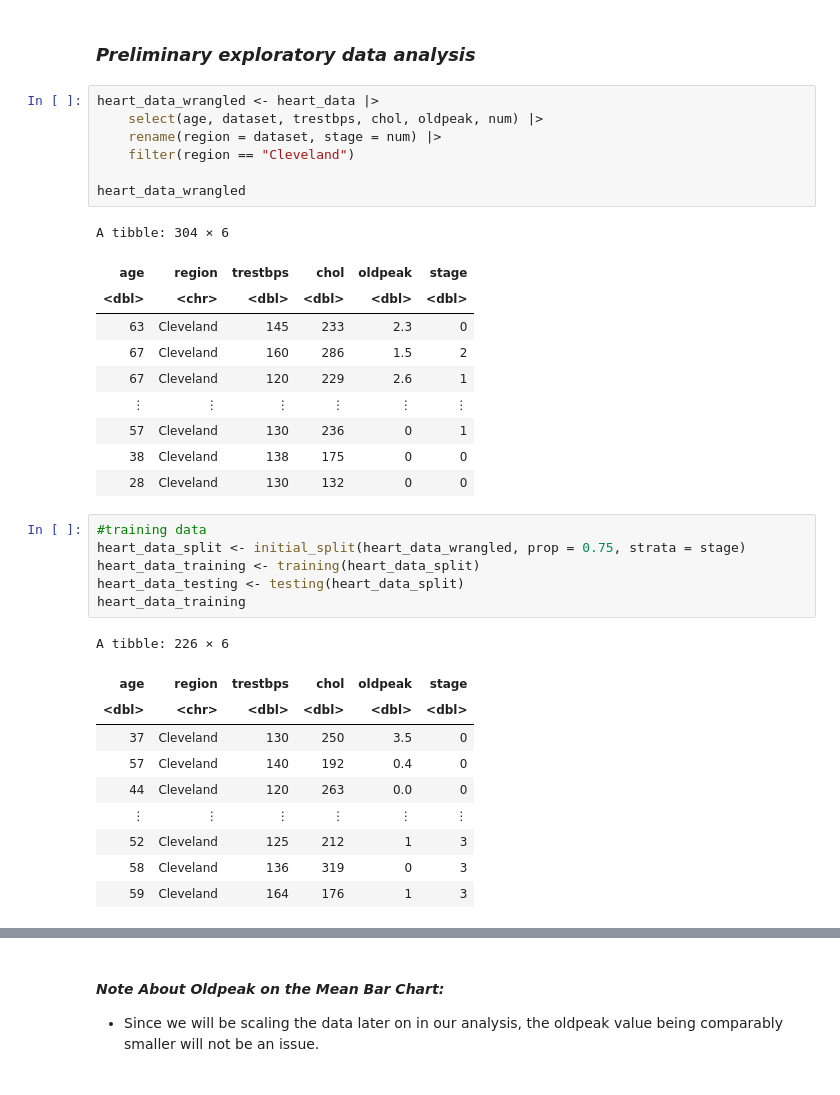
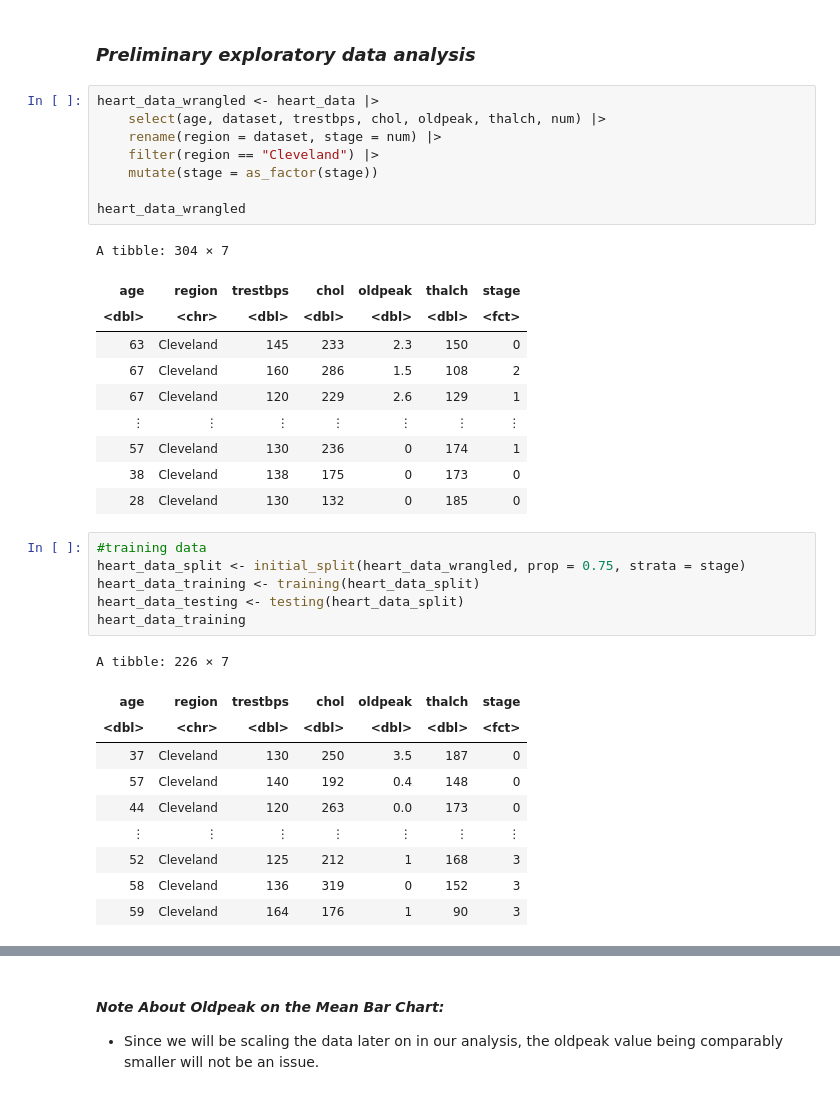
Before and after one commit to jenpari3/Audit_Group_Proposal, a Jupyter notebook: Heart_Group_Proposal.ipynb, the cells around one changed output, grey strips where cells are left out. Cells and saved outputs as stored; diff of their text form.

```diff
--- a/Heart_Group_Proposal.ipynb
+++ b/Heart_Group_Proposal.ipynb
@@ -60,22 +62,23 @@ A spec_tbl_df: 920 × 16
 ### *Preliminary exploratory data analysis*
 # %%
 heart_data_wrangled <- heart_data |>
-    select(age, dataset, trestbps, chol, oldpeak, num) |>
+    select(age, dataset, trestbps, chol, oldpeak, thalch, num) |>
     rename(region = dataset, stage = num) |>
-    filter(region == "Cleveland")
+    filter(region == "Cleveland") |>
+    mutate(stage = as_factor(stage))
 
 heart_data_wrangled
 # %% [output]
-A tibble: 304 × 6
+A tibble: 304 × 7
-| age | region | trestbps | chol | oldpeak | stage |
-| <dbl> | <chr> | <dbl> | <dbl> | <dbl> | <dbl> |
-| 63 | Cleveland | 145 | 233 | 2.3 | 0 |
-| 67 | Cleveland | 160 | 286 | 1.5 | 2 |
-| 67 | Cleveland | 120 | 229 | 2.6 | 1 |
-| ⋮ | ⋮ | ⋮ | ⋮ | ⋮ | ⋮ |
-| 57 | Cleveland | 130 | 236 | 0 | 1 |
-| 38 | Cleveland | 138 | 175 | 0 | 0 |
-| 28 | Cleveland | 130 | 132 | 0 | 0 |
+| age | region | trestbps | chol | oldpeak | thalch | stage |
+| <dbl> | <chr> | <dbl> | <dbl> | <dbl> | <dbl> | <fct> |
+| 63 | Cleveland | 145 | 233 | 2.3 | 150 | 0 |
+| 67 | Cleveland | 160 | 286 | 1.5 | 108 | 2 |
+| 67 | Cleveland | 120 | 229 | 2.6 | 129 | 1 |
+| ⋮ | ⋮ | ⋮ | ⋮ | ⋮ | ⋮ | ⋮ |
+| 57 | Cleveland | 130 | 236 | 0 | 174 | 1 |
+| 38 | Cleveland | 138 | 175 | 0 | 173 | 0 |
+| 28 | Cleveland | 130 | 132 | 0 | 185 | 0 |
 # %%
 #training data
 heart_data_split <- initial_split(heart_data_wrangled, prop = 0.75, strata = stage)
@@ -83,16 +86,16 @@ heart_data_training <- training(heart_data_split)
 heart_data_testing <- testing(heart_data_split)
 heart_data_training
 # %% [output]
-A tibble: 226 × 6
+A tibble: 226 × 7
-| age | region | trestbps | chol | oldpeak | stage |
-| <dbl> | <chr> | <dbl> | <dbl> | <dbl> | <dbl> |
-| 37 | Cleveland | 130 | 250 | 3.5 | 0 |
-| 57 | Cleveland | 140 | 192 | 0.4 | 0 |
-| 44 | Cleveland | 120 | 263 | 0.0 | 0 |
-| ⋮ | ⋮ | ⋮ | ⋮ | ⋮ | ⋮ |
-| 52 | Cleveland | 125 | 212 | 1 | 3 |
-| 58 | Cleveland | 136 | 319 | 0 | 3 |
-| 59 | Cleveland | 164 | 176 | 1 | 3 |
+| age | region | trestbps | chol | oldpeak | thalch | stage |
+| <dbl> | <chr> | <dbl> | <dbl> | <dbl> | <dbl> | <fct> |
+| 37 | Cleveland | 130 | 250 | 3.5 | 187 | 0 |
+| 57 | Cleveland | 140 | 192 | 0.4 | 148 | 0 |
+| 44 | Cleveland | 120 | 263 | 0.0 | 173 | 0 |
+| ⋮ | ⋮ | ⋮ | ⋮ | ⋮ | ⋮ | ⋮ |
+| 52 | Cleveland | 125 | 212 | 1 | 168 | 3 |
+| 58 | Cleveland | 136 | 319 | 0 | 152 | 3 |
+| 59 | Cleveland | 164 | 176 | 1 | 90 | 3 |
 # %%
 # mean of selected predictors
 heart_data_mean <- summarize(heart_data_training,
```
Also changed, not shown: parts of 6 cells of this notebook.
